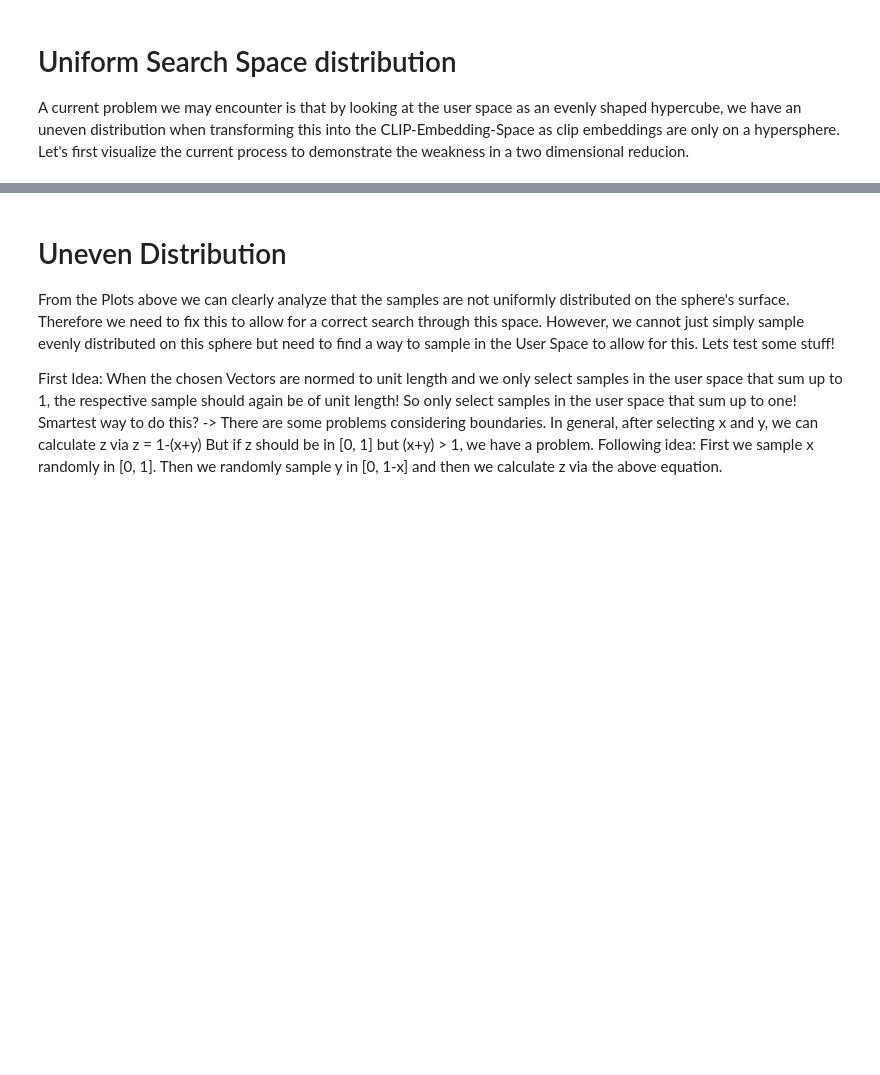
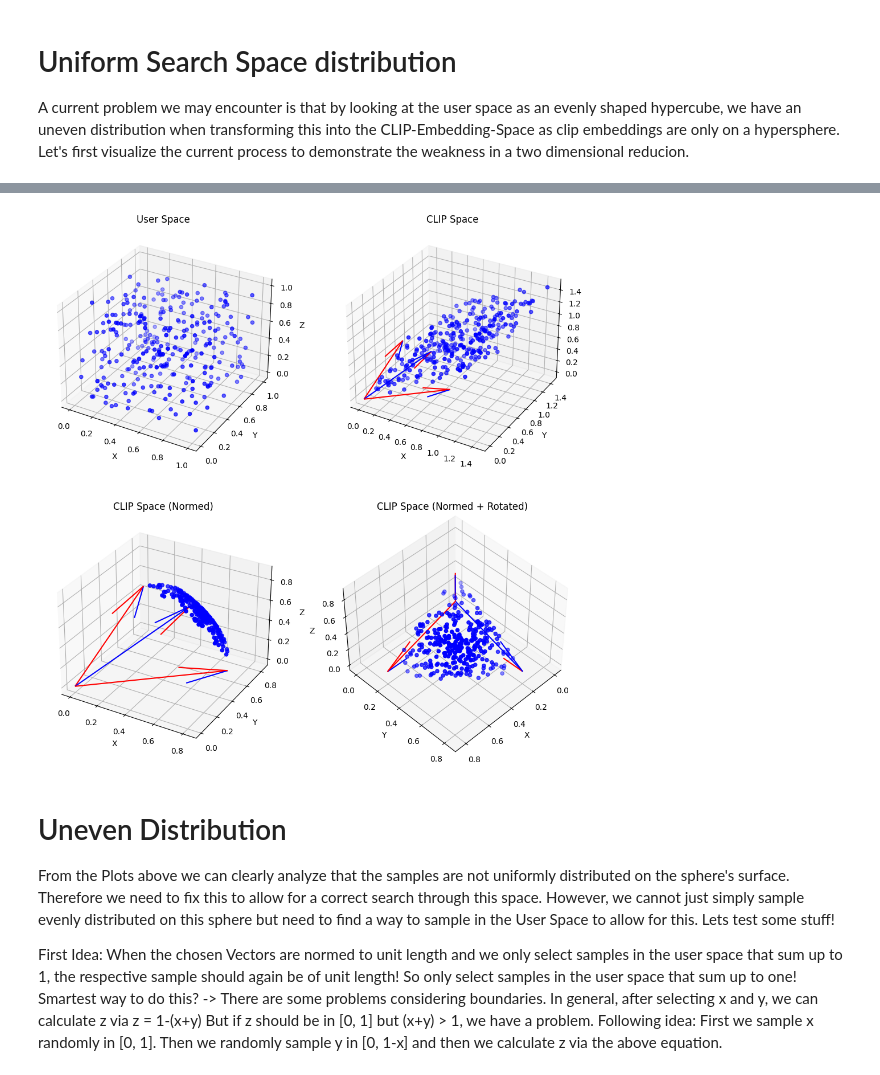
Before and after one commit to Schaban1/bachelor_thesis, a Jupyter notebook: scripts/uniform_sphere_surface_distribution.ipynb, the cells around one changed output, grey strips where cells are left out. Drawn from its saved outputs; the diff is of its cells as text; code cells hidden in the pictures; blank space fills up the shorter version.

Commit message:
checked single point recommender in notebook

```diff
--- a/scripts/uniform_sphere_surface_distribution.ipynb
+++ b/scripts/uniform_sphere_surface_distribution.ipynb
@@ -87,3 +94,70 @@ plt.show()
+# %%
+torch.manual_seed(42)
+
+# Define three Vectors defining the User Space in the CLIP space
+origin = torch.tensor([[0, 0, 0], [0, 0, 0], [0, 0, 0]]) # origin point
+heads = torch.tensor([[0.35, 0.35, 1.], [0.35, 1., 0.35], [1., 0.35, 0.35]])
+heads_normed = F.normalize(heads, p=2, dim=-1)
+
+# Flatten the grid to get the coordinates
+x_rand = torch.rand(size=(300, 3))
+
+colors = []
+for p in x_rand:
+    if 0. in p or 1. in p:
+        colors.append('red')
+    else:
+        colors.append('blue')
+
+# Plot the samples in the user space
+fig = plt.figure(figsize=(12, 12))
+ax_0 = fig.add_subplot(2, 2, 1, projection='3d')
+ax_0.scatter(x_rand[:,0], x_rand[:,1], x_rand[:, 2], c=colors)
+ax_0.set_title('User Space')
+ax_0.set_xlabel('X')
+ax_0.set_ylabel('Y')
+ax_0.set_zlabel('Z')
+
+# Plot random samples transformed into the CLIP space
+embeds =  x_rand @ heads_normed
+ax_1 = fig.add_subplot(2, 2, 2, projection='3d')
+ax_1.quiver(*origin, heads_normed[:,0], heads_normed[:,1], heads_normed[:,2], color=['r','b'])
+ax_1.scatter(embeds[:,0], embeds[:,1], embeds[:,2], c=colors)
+ax_1.set_title('CLIP Space')
+ax_1.set_xlabel('X')
+ax_1.set_ylabel('Y')
+ax_1.set_zlabel('Z')
+
+# Project embeds on the spheres surface in the CLIP Space
+embeds_proj = F.normalize(embeds, p=2, dim=-1)
+ax_2 = fig.add_subplot(2, 2, 3, projection='3d')
+ax_2.quiver(*origin, heads_normed[:,0], heads_normed[:,1], heads_normed[:,2], color=['r','b'])
+ax_2.scatter(embeds_proj[:,0], embeds_proj[:,1], embeds_proj[:,2], c=colors)
+ax_2.set_title('CLIP Space (Normed)')
+ax_2.set_xlabel('X')
+ax_2.set_ylabel('Y')
+ax_2.set_zlabel('Z')
+
+# Same PLot but with a front view
+ax_3 = fig.add_subplot(2, 2, 4, projection='3d')
+ax_3.quiver(*origin, heads_normed[:,0], heads_normed[:,1], heads_normed[:,2], color=['r','b'])
+ax_3.scatter(embeds_proj[:,0], embeds_proj[:,1], embeds_proj[:,2], c=colors)
+ax_3.set_title('CLIP Space (Normed + Rotated)')
+ax_3.set_xlabel('X')
+ax_3.set_ylabel('Y')
+ax_3.set_zlabel('Z')
+
+#Rotate to se the sphere
+angle = 90
+angle_norm = (angle + 180) % 360 - 180
+elev = 45
+azim = 45
+roll = 0
+ax_3.view_init(elev, azim, roll)
+
+plt.show()
+# %% [output]
+[figure, added]
 # %% [markdown]
 # Uneven Distribution
 
```
Also changed, not shown: parts of 4 cells of this notebook.
